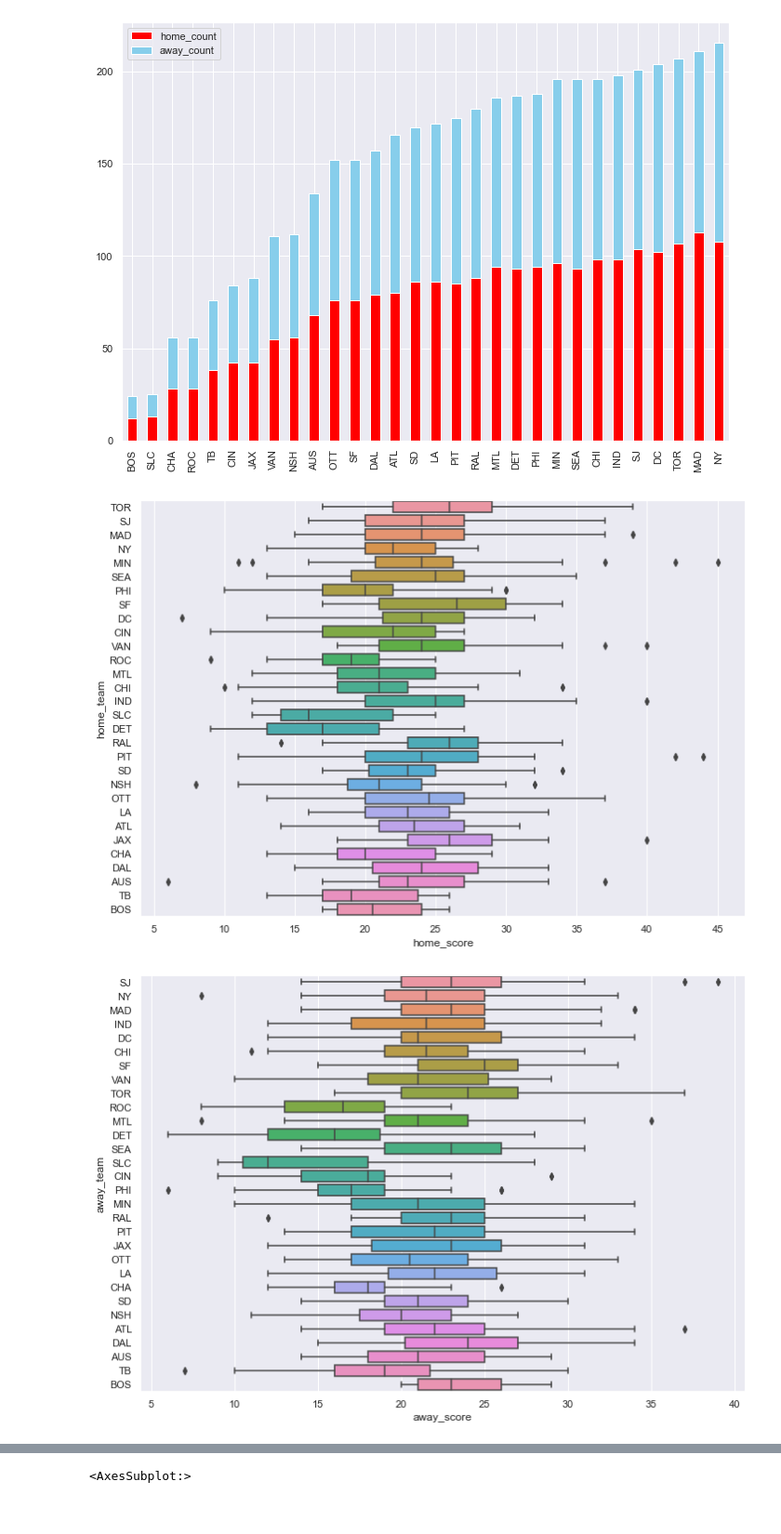
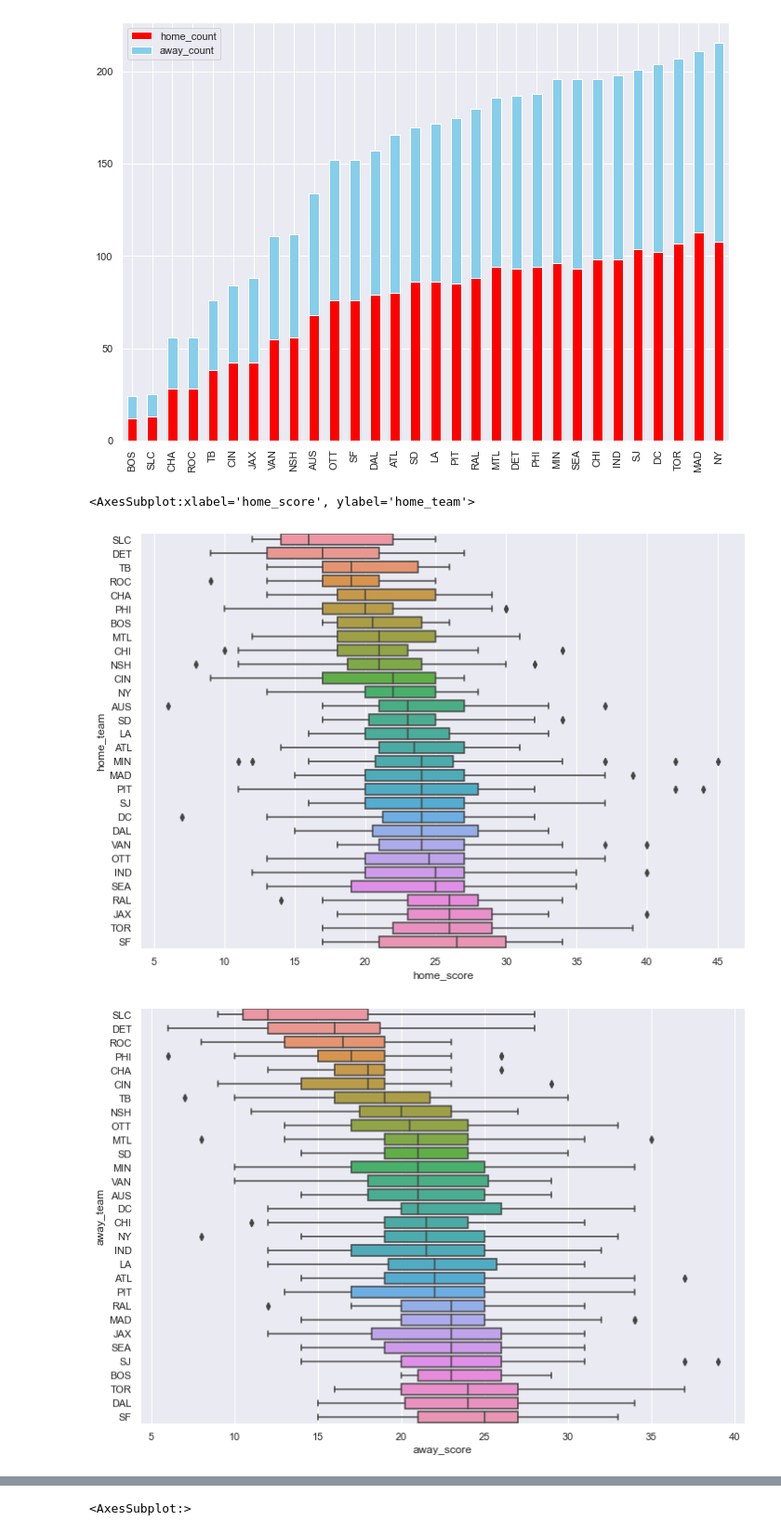
Before and after one commit to g-lorenzo/audl_ds, a Jupyter notebook: EDA.ipynb, the cells around one changed output, grey strips where cells are left out. Shown: that part at 93% size. Cells and saved outputs as stored; diff of their text form; code cells hidden in the pictures.

```diff
--- a/EDA.ipynb
+++ b/EDA.ipynb
@@ -112,13 +112,16 @@ total_games_df.plot(kind='bar',
 [figure]
 # %%
 # Home and Away Scores
-sns.boxplot(data=df, x='home_score', y='home_team');
+sort = df.groupby(by='home_team').median().sort_values(by='home_score').index
+sns.boxplot(data=df, x='home_score', y='home_team', order=sort)
 # %% [output]
+<AxesSubplot:xlabel='home_score', ylabel='home_team'>
-[figure, old version]
+[figure, new version]
 # %%
-sns.boxplot(data=df, x='away_score', y='away_team');
+sort = df.groupby(by='away_team').median().sort_values(by='away_score').index
+sns.boxplot(data=df, x='away_score', y='away_team', order=sort);
 # %% [output]
-[figure, old version]
+[figure, new version]
 # %%
 # Histograms of Scores
 sns.histplot(data=df, x='home_score', color='red')
```
Also changed, not shown: parts of 7 cells of this notebook.
